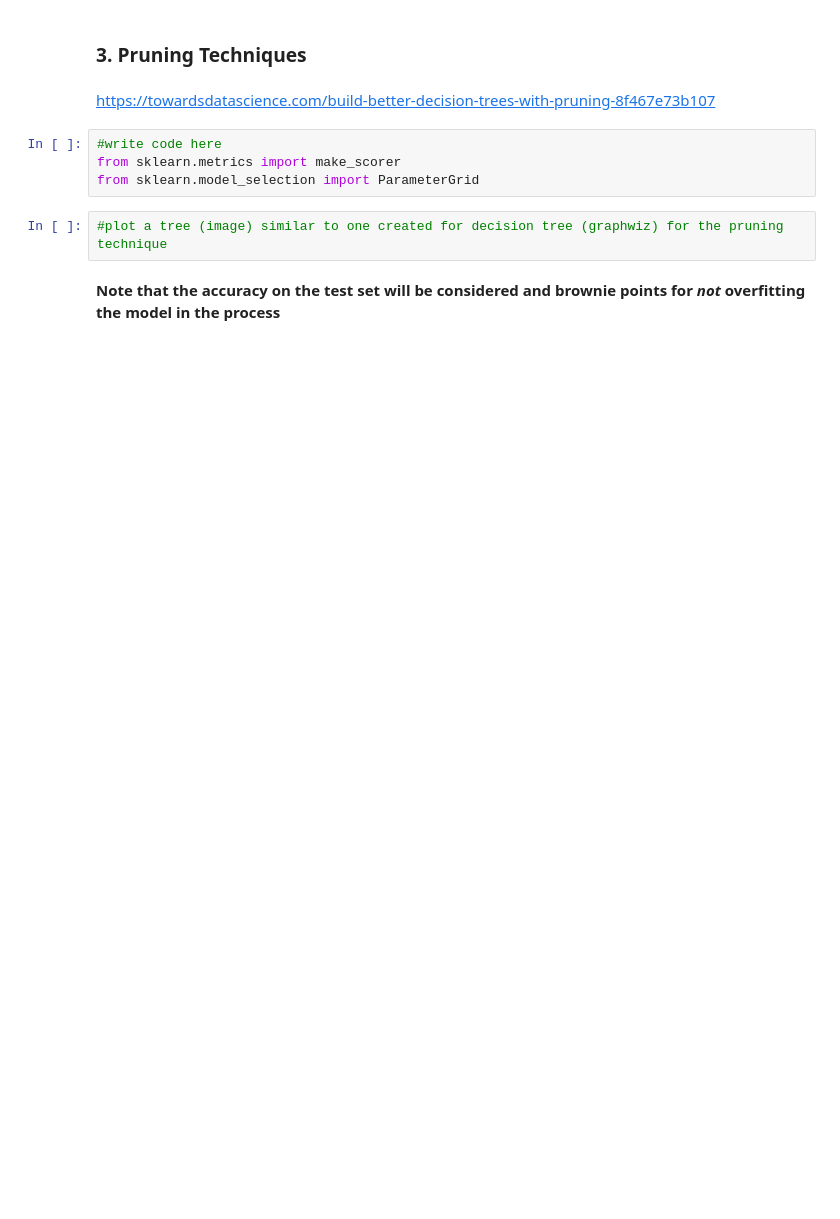
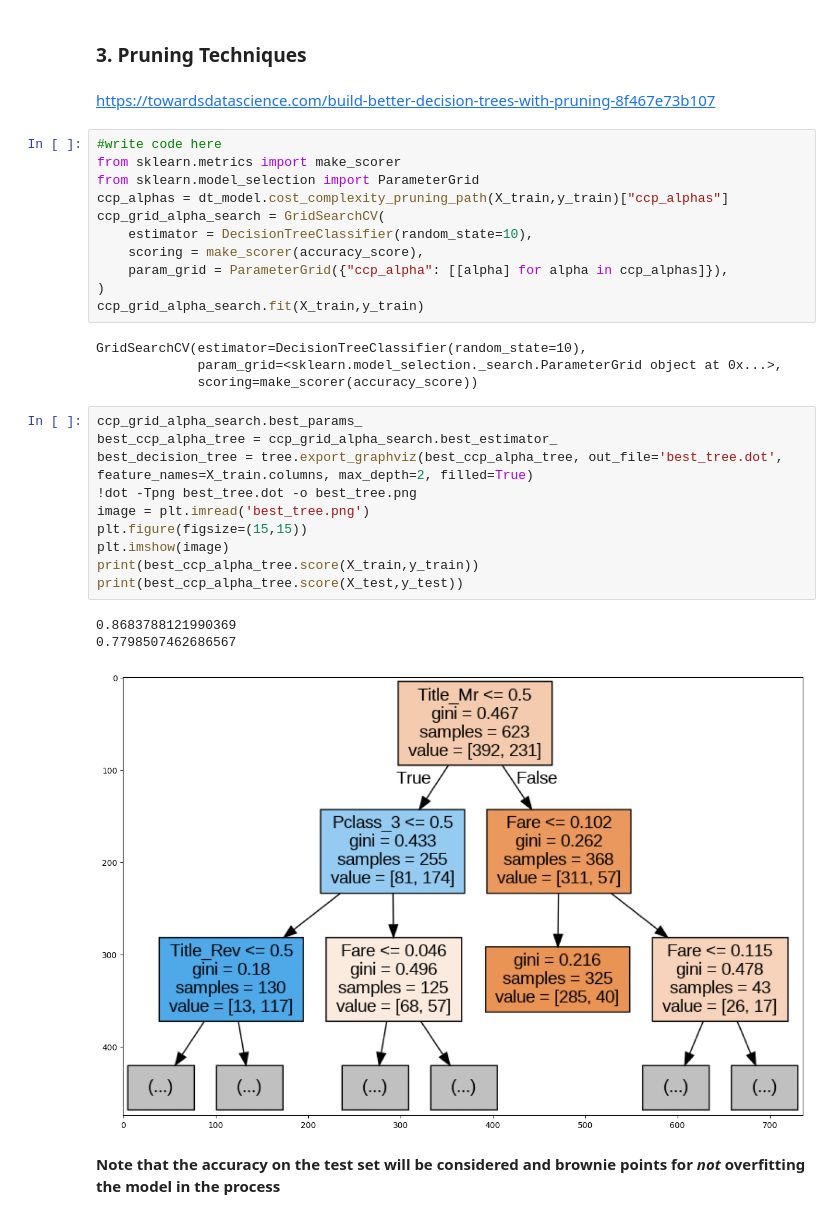
Before and after one commit to jaiwin14/Synapse_LP, a Jupyter notebook: Synapse_Task4.ipynb, the cells around one changed output. Drawn from its saved outputs; the diff is of its cells as text; blank space fills up the shorter version.

```diff
--- a/Synapse_Task4.ipynb
+++ b/Synapse_Task4.ipynb
@@ -523,8 +541,31 @@ https://towardsdatascience.com/build-better-decision-trees-with-pruning-8f467e73
 #write code here
 from sklearn.metrics import make_scorer
 from sklearn.model_selection import ParameterGrid
+ccp_alphas = dt_model.cost_complexity_pruning_path(X_train,y_train)["ccp_alphas"]
+ccp_grid_alpha_search = GridSearchCV(
+    estimator = DecisionTreeClassifier(random_state=10),
+    scoring = make_scorer(accuracy_score),
+    param_grid = ParameterGrid({"ccp_alpha": [[alpha] for alpha in ccp_alphas]}),
+)
+ccp_grid_alpha_search.fit(X_train,y_train)
+# %% [output]
+GridSearchCV(estimator=DecisionTreeClassifier(random_state=10),
+             param_grid=<sklearn.model_selection._search.ParameterGrid object at 0x...>,
+             scoring=make_scorer(accuracy_score))
-# %%
-#plot a tree (image) similar to one created for decision tree (graphwiz) for the pruning technique
+# %%
+ccp_grid_alpha_search.best_params_
+best_ccp_alpha_tree = ccp_grid_alpha_search.best_estimator_
+best_decision_tree = tree.export_graphviz(best_ccp_alpha_tree, out_file='best_tree.dot', feature_names=X_train.columns, max_depth=2, filled=True)
+!dot -Tpng best_tree.dot -o best_tree.png
+image = plt.imread('best_tree.png')
+plt.figure(figsize=(15,15))
+plt.imshow(image)
+print(best_ccp_alpha_tree.score(X_train,y_train))
+print(best_ccp_alpha_tree.score(X_test,y_test))
+# %% [output]
+0.8683788121990369
+0.7798507462686567
+[figure, added]
 # %% [markdown]
 <b>Note that the accuracy on the test set will be considered and brownie points for *not* overfitting the model in the process</b>
 # %% [markdown]
```
Also changed, not shown: parts of 15 cells of this notebook.
